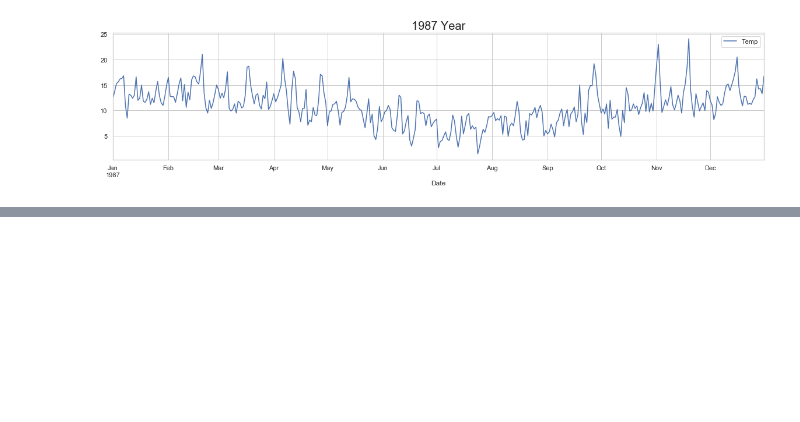
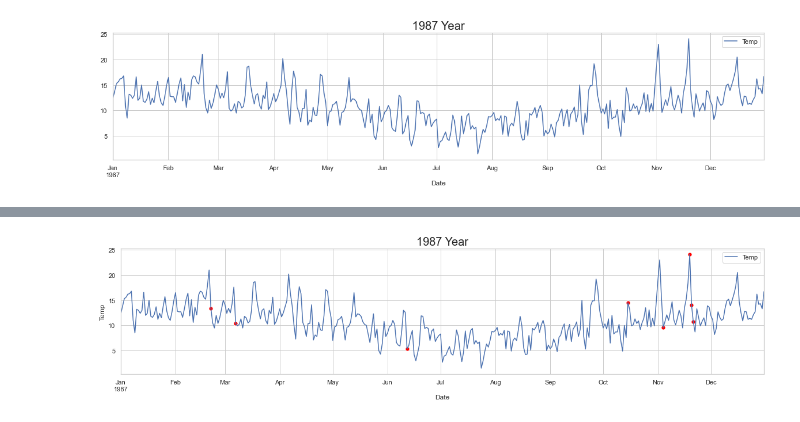
Before and after one commit to Fillipedem/pyanomaly, a Jupyter notebook: 02_forecast.ipynb, the cells around one changed output, grey strips where cells are left out. Saved outputs shown, nothing was run; the diff lists cells and outputs as text; code cells hidden in the pictures; blank space fills up the shorter version.

```diff
--- a/02_forecast.ipynb
+++ b/02_forecast.ipynb
@@ -159,10 +154,9 @@ plt.title("1987 Year", fontsize=20);
-# %%
-ts = df1['Temp']
 # %%
 #export
+def anomaly_holtwinters(ts, seasonal, seasonal_periods):
+    '''
+    Predict anomaly with one stepm ahead forecast.
 
-def anomaly_holtwinters(ts, seasonal=None, seasonal_periods=7):
-    '''
     Input:
         # Serie Temporal
         ts: Serie Temporal pd.Series() com DateTimeIndex
@@ -173,4 +167,11 @@ def anomaly_holtwinters(ts, seasonal=None, seasonal_periods=7):
     '''
     model = ExponentialSmoothing(ts, seasonal=seasonal,
                                  seasonal_periods=seasonal_periods)
-    res = model.fit(ts)
+    res = model.fit(use_boxcox=True)
+    y_pred = res.fittedvalues
+
+    # search anomalies with mad
+    tu = Tukey()
+    anomalias = tu.fit_predict(ts - y_pred)
+
+    return ts[anomalias.index]
@@ -183,0 +180,6 @@ ExponentialSmoothing??
+# %%
+# fit model
+ts = df1['1987']['Temp']
+
+anomalies = anomaly_holtwinters(ts, seasonal='add', seasonal_periods=7)
+anomalies.head().T
@@ -183,0 +194,7 @@ ExponentialSmoothing??
+# %%
+df1['1987'].plot(figsize=(20, 4))
+
+sns.scatterplot(x=anomalies.index, y=anomalies, s=50, color='red')
+plt.title("1987 Year", fontsize=20);
+# %% [output]
+[figure, added]
```
Also changed, not shown: parts of 12 cells of this notebook, 2 other files.
